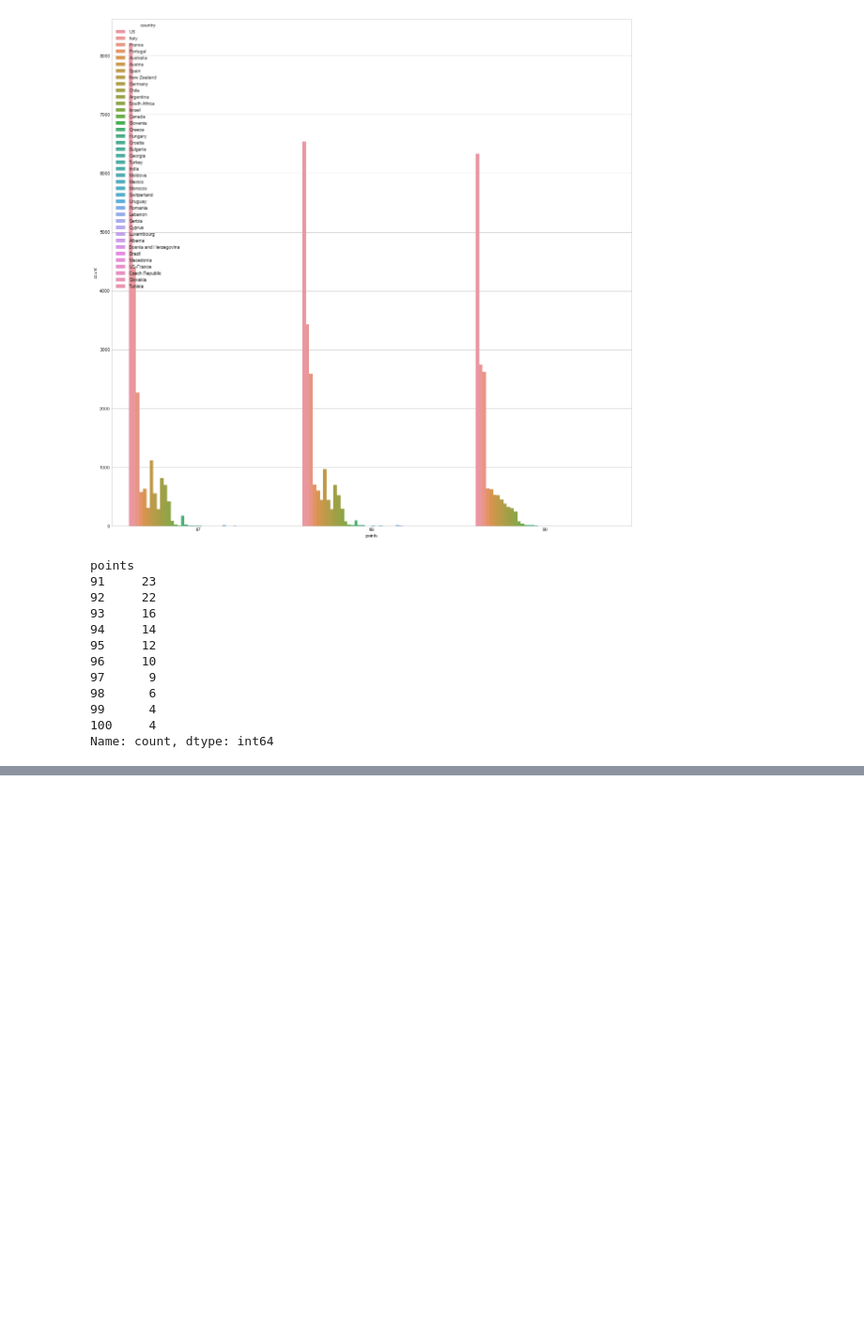
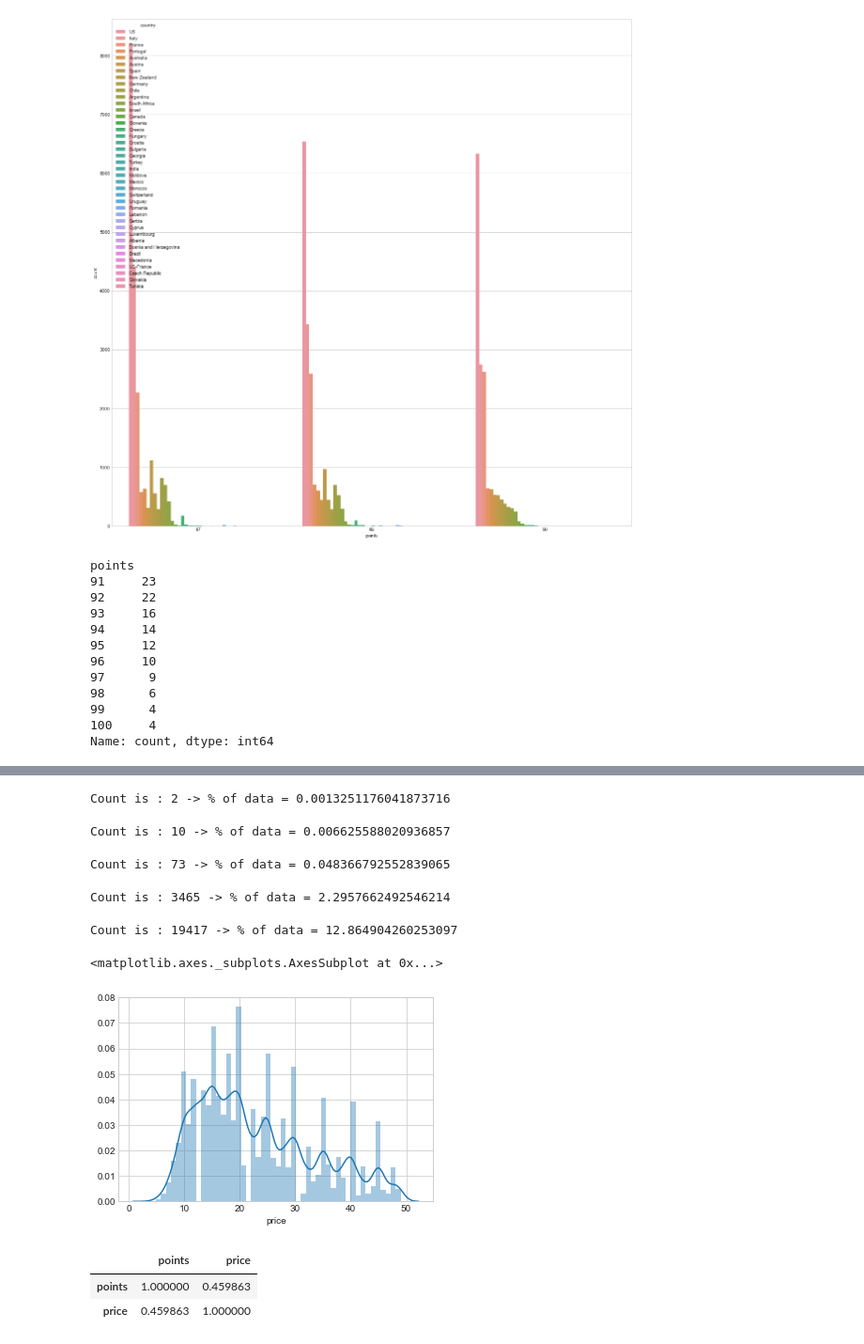
Before and after one commit to MritunjayMohitesh/wine_reviews_EDA, a Jupyter notebook: Winery-EDA.ipynb, the cells around one changed output, grey strips where cells are left out. Shown: that part at 94% size. Saved outputs shown, nothing was run; the diff lists cells and outputs as text; code cells hidden in the pictures; blank space fills up the shorter version.

```diff
--- a/Winery-EDA.ipynb
+++ b/Winery-EDA.ipynb
@@ -304,0 +326,26 @@ sns.barplot('points','count','country',viewTop6)
+# %%
+#data length is 150930
+val = len(data[data['price']>2000])
+print("Count is : "+str(val)+" -> % of data = "+str(val/len(data) *100 ))
+# %% [output]
+Count is : 2 -> % of data = 0.0013251176041873716
+# %%
+val = len(data[data['price']>1000])
+print("Count is : "+str(val)+" -> % of data = "+str(val/len(data) * 100))
+# %% [output]
+Count is : 10 -> % of data = 0.006625588020936857
+# %%
+val = len(data[data['price']>500])
+print("Count is : "+str(val)+" -> % of data = "+str(val/len(data) * 100))
+# %% [output]
+Count is : 73 -> % of data = 0.048366792552839065
+# %%
+val = len(data[data['price']>100])
+print("Count is : "+str(val)+" -> % of data = "+str(val/len(data) * 100))
+# %% [output]
+Count is : 3465 -> % of data = 2.2957662492546214
+# %%
+val = len(data[data['price']>50])
+print("Count is : "+str(val)+" -> % of data = "+str(val/len(data) * 100))
+# %% [output]
+Count is : 19417 -> % of data = 12.864904260253097
@@ -304,0 +354,5 @@ sns.barplot('points','count','country',viewTop6)
+# %%
+sns.distplot(data['price'][data['price']<50])
+# %% [output]
+<matplotlib.axes._subplots.AxesSubplot at 0x...>
+[figure, added]
@@ -304,0 +361,8 @@ sns.barplot('points','count','country',viewTop6)
+# %%
+data.corr()
+#medium to strong similiarity between point and price and this is also very much relevant as the price increases as the
+#quality increases.
+# %% [output]
+|  | points | price |
+| points | 1.000000 | 0.459863 |
+| price | 0.459863 | 1.000000 |
```
Also changed, not shown: parts of 21 cells of this notebook.
